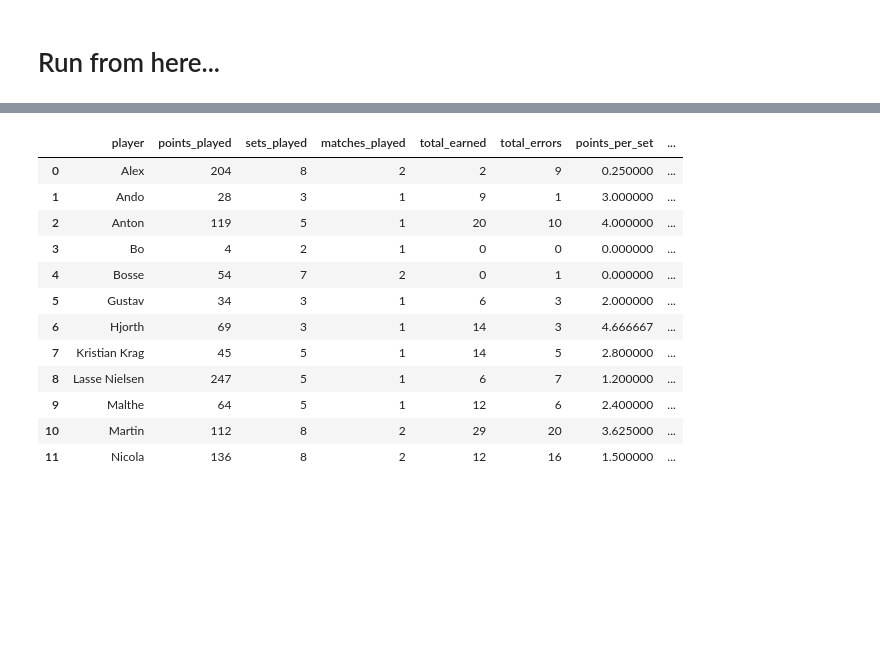
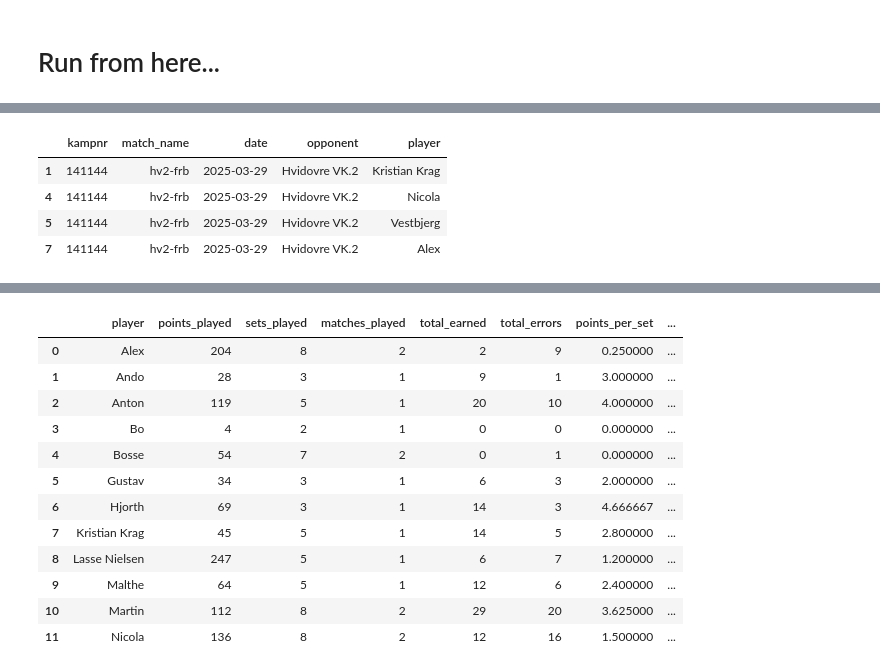
Before and after one commit to alexpcapp/frederiksberg-elite-stats, a Jupyter notebook: testing.ipynb, the cells around one changed output, grey strips where cells are left out. Cells and saved outputs as stored; diff of their text form; code cells hidden in the pictures; blank space fills up the shorter version.

```diff
--- a/testing.ipynb
+++ b/testing.ipynb
@@ -367,19 +369,16 @@ for file in all_files:
 
     all_dfs.append(df)
 
-
-
 # Combine everything into one big DataFrame
 passes_all = pd.concat(all_dfs, ignore_index=True)
 passes_all.columns = passes_all.columns.str.strip().str.replace(' ', '_')
 
-
 passes_all = passes_all[passes_all["Player_Name"] != " (team)"]
 passes_all = passes_all[passes_all["Player_Number"] != "Total"]
-passers = ["Alex", "Boerme", "Bosse", "Frederik", "Mikkel", "Nico Lang", "Nicola", "Vestbjerg", "Hjorth"]
+#passers = ["Alex", "Boerme", "Bosse", "Frederik", "Mikkel", "Nico Lang", "Nicola", "Vestbjerg", "Hjorth"]
 passes_all["Player_Name"] = passes_all["Player_Name"].str.strip()
 
-passes_all = passes_all[passes_all["Player_Name"].isin(passers)]
+#passes_all = passes_all[passes_all["Player_Name"].isin(passers)]
 
 #passes_all["match_number"] = passes_all["match_number"].astype(int)
 
@@ -438,28 +437,33 @@ passes_all = passes_all.merge(
 #
 #passes_all["date"] = pd.to_datetime(passes_all["date"], errors="coerce")
 #passes_all["season"] = passes_all["date"].apply(assign_season)
-
+#passes_all = passes_all_merged
 
 passes_all["positive_percentage"] = pd.to_numeric(passes_all["two_pass"], errors="coerce") + pd.to_numeric(passes_all["three_pass"], errors="coerce")
+
 passes_all["positive_percentage"] = passes_all["two_pass"] / pd.to_numeric(passes_all["pass-attempt"], errors="coerce") * 100
 #passes_all = passes_all[["player", "kampnr", "pass-attempt", "one_pass", "two_pass", "three_pass", "error_percentage", "positive_percentage","perfect_percentage", "average_pass_rating"]]
 passes_all = passes_all[passes_all["pass-attempt"] > 0]
 
 
 passes_all["positive_passes"] = passes_all["two_pass"] + passes_all["three_pass"]
+
 passes_all["perfect_passes"] = passes_all["three_pass"]
 
 
 passes_all["pct_error"] = passes_all["total_pass_errors"] / passes_all["pass-attempt"] * 100
+
 passes_all["pct_perfect"] = passes_all["three_pass"] / passes_all["pass-attempt"] * 100
+
 passes_all["pct_positive"] = (passes_all["two_pass"] + passes_all["three_pass"]) / passes_all["pass-attempt"] * 100
+
 passes_all["average_pass_rating"] = pd.to_numeric(passes_all["average_pass_rating"], errors="coerce")
 
-passes_all = passes_all[passes_all["pass-attempt"] > 20]
+#passes_all = passes_all[passes_all["pass-attempt"] > 20]
 
 
-pass_statistics_2025_2026 = passes_all[passes_all["season"] == "2025/2026"]
-pass_statistics_2025_2026 = pass_statistics_2025_2026[["player", "kampnr", "season", "pass-attempt", "got_aced", "over_the_net_pass", "total_pass_errors", "three_pass", "two_pass", "one_pass", "positive_passes", "perfect_passes", "average_pass_rating"]].copy()
-pass_statistics_2024_2025 = passes_all[passes_all["season"] == "2024/2025"]
-pass_statistics_2024_2025 = pass_statistics_2024_2025[["player", "kampnr", "season", "pass-attempt", "got_aced", "over_the_net_pass", "total_pass_errors", "three_pass", "two_pass", "one_pass", "positive_passes", "perfect_passes", "average_pass_rating"]].copy()
-pass_statistics_all = passes_all[["player", "kampnr", "pass-attempt", "got_aced", "over_the_net_pass", "total_pass_errors", "three_pass", "two_pass", "one_pass", "positive_passes", "perfect_passes", "average_pass_rating"]].copy()
+#pass_statistics_2025_2026 = passes_all[passes_all["season"] == "2025/2026"]
+#pass_statistics_2025_2026 = pass_statistics_2025_2026[["player", "kampnr", "season", "pass-attempt", "got_aced", "over_the_net_pass", "total_pass_errors", "three_pass", "two_pass", "one_pass", "positive_passes", "perfect_passes", "average_pass_rating"]].copy()
+#pass_statistics_2024_2025 = passes_all[passes_all["season"] == "2024/2025"]
+#pass_statistics_2024_2025 = pass_statistics_2024_2025[["player", "kampnr", "season", "pass-attempt", "got_aced", "over_the_net_pass", "total_pass_errors", "three_pass", "two_pass", "one_pass", "positive_passes", "perfect_passes", "average_pass_rating"]].copy()
+#pass_statistics_all = passes_all[["player", "kampnr", "pass-attempt", "got_aced", "over_the_net_pass", "total_pass_errors", "three_pass", "two_pass", "one_pass", "positive_passes", "perfect_passes", "average_pass_rating"]].copy()
@@ -466,3 +568,16 @@ pass_statistics_all = passes_all[["player", "kampnr", "pass-attempt", "got_aced"
+# %%
+passes_all[["kampnr", "match_name", "date", "opponent", "player"]].sort_values(by=["date"])
+
+temp_df = passes_all[["kampnr", "match_name", "date", "opponent", "player"]]
+temp_df[temp_df["kampnr"] == 141144]
+
+#pass_statistics_all[pass_statistics_all["kampnr"] == 141144]
+# %% [output]
+|  | kampnr | match_name | date | opponent | player |
+| 1 | 141144 | hv2-frb | 2025-03-29 | Hvidovre VK.2 | Kristian Krag |
+| 4 | 141144 | hv2-frb | 2025-03-29 | Hvidovre VK.2 | Nicola |
+| 5 | 141144 | hv2-frb | 2025-03-29 | Hvidovre VK.2 | Vestbjerg |
+| 7 | 141144 | hv2-frb | 2025-03-29 | Hvidovre VK.2 | Alex |
 # %%
 # Seasonal passing stats per player
 
```
Also changed, not shown: parts of 5 cells of this notebook, 13 other files.
